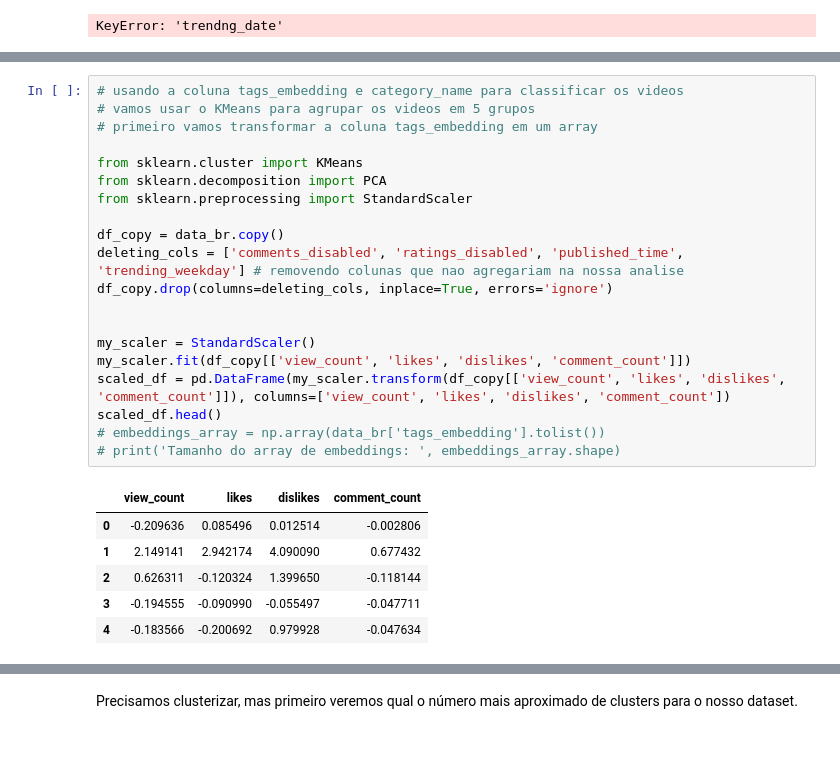
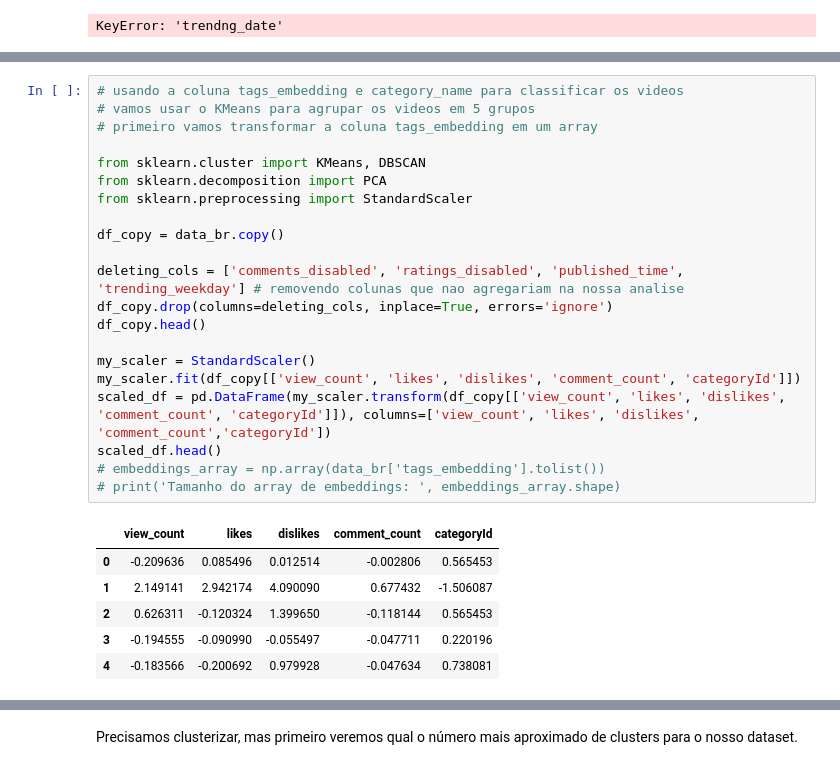
Before and after one commit to aicha0k/Trabalho-de-an-lise-de-dados, a Jupyter notebook: main.ipynb, the cells around one changed output, grey strips where cells are left out. Drawn from its saved outputs; the diff is of its cells as text.

Commit message:
clusterizado

```diff
--- a/main.ipynb
+++ b/main.ipynb
@@ -520,27 +467,28 @@ Quero usar a coluna do embedding e categoryId para a tarefa de classificação o
 # %%
 # usando a coluna tags_embedding e category_name para classificar os videos
 # vamos usar o KMeans para agrupar os videos em 5 grupos
 # primeiro vamos transformar a coluna tags_embedding em um array
 
-from sklearn.cluster import KMeans
+from sklearn.cluster import KMeans, DBSCAN
 from sklearn.decomposition import PCA
 from sklearn.preprocessing import StandardScaler
 
 df_copy = data_br.copy()
+
 deleting_cols = ['comments_disabled', 'ratings_disabled', 'published_time', 'trending_weekday'] # removendo colunas que nao agregariam na nossa analise
 df_copy.drop(columns=deleting_cols, inplace=True, errors='ignore')
-
+df_copy.head()
 
 my_scaler = StandardScaler()
-my_scaler.fit(df_copy[['view_count', 'likes', 'dislikes', 'comment_count']])
-scaled_df = pd.DataFrame(my_scaler.transform(df_copy[['view_count', 'likes', 'dislikes', 'comment_count']]), columns=['view_count', 'likes', 'dislikes', 'comment_count'])
+my_scaler.fit(df_copy[['view_count', 'likes', 'dislikes', 'comment_count', 'categoryId']])
+scaled_df = pd.DataFrame(my_scaler.transform(df_copy[['view_count', 'likes', 'dislikes', 'comment_count', 'categoryId']]), columns=['view_count', 'likes', 'dislikes', 'comment_count','categoryId'])
 scaled_df.head()
 # embeddings_array = np.array(data_br['tags_embedding'].tolist())
 # print('Tamanho do array de embeddings: ', embeddings_array.shape)
 # %% [output]
-|  | view_count | likes | dislikes | comment_count |
-| 0 | -0.209636 | 0.085496 | 0.012514 | -0.002806 |
-| 1 | 2.149141 | 2.942174 | 4.090090 | 0.677432 |
-| 2 | 0.626311 | -0.120324 | 1.399650 | -0.118144 |
-| 3 | -0.194555 | -0.090990 | -0.055497 | -0.047711 |
-| 4 | -0.183566 | -0.200692 | 0.979928 | -0.047634 |
+|  | view_count | likes | dislikes | comment_count | categoryId |
+| 0 | -0.209636 | 0.085496 | 0.012514 | -0.002806 | 0.565453 |
+| 1 | 2.149141 | 2.942174 | 4.090090 | 0.677432 | -1.506087 |
+| 2 | 0.626311 | -0.120324 | 1.399650 | -0.118144 | 0.565453 |
+| 3 | -0.194555 | -0.090990 | -0.055497 | -0.047711 | 0.220196 |
+| 4 | -0.183566 | -0.200692 | 0.979928 | -0.047634 | 0.738081 |
```
Also changed, not shown: parts of 11 cells of this notebook.
